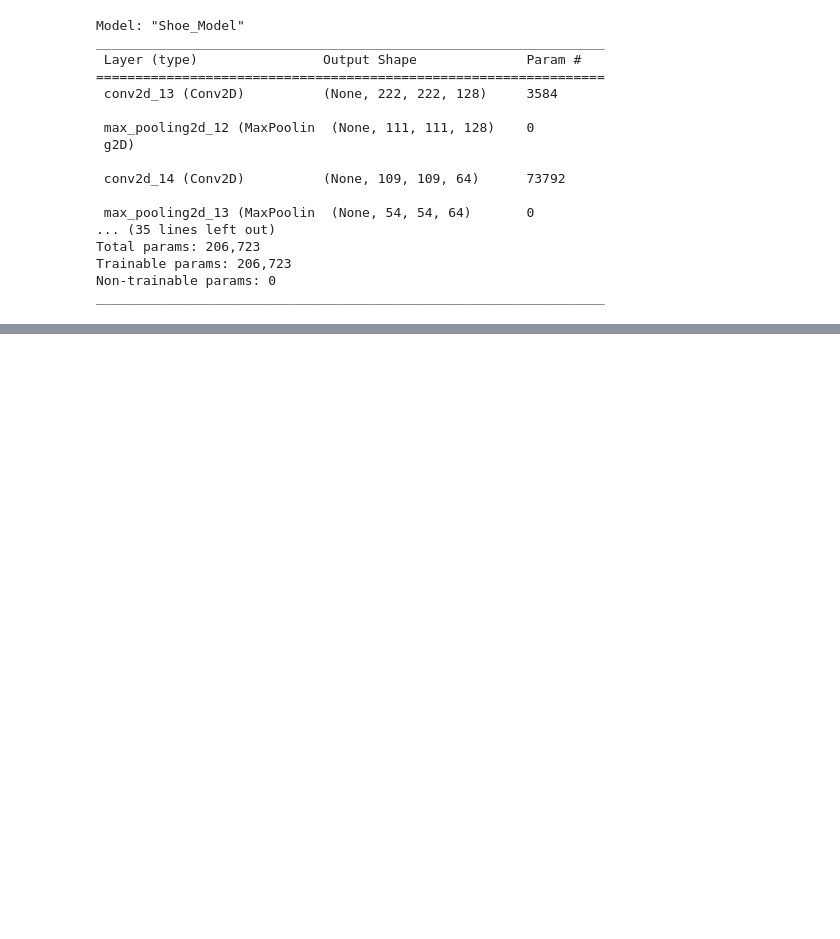
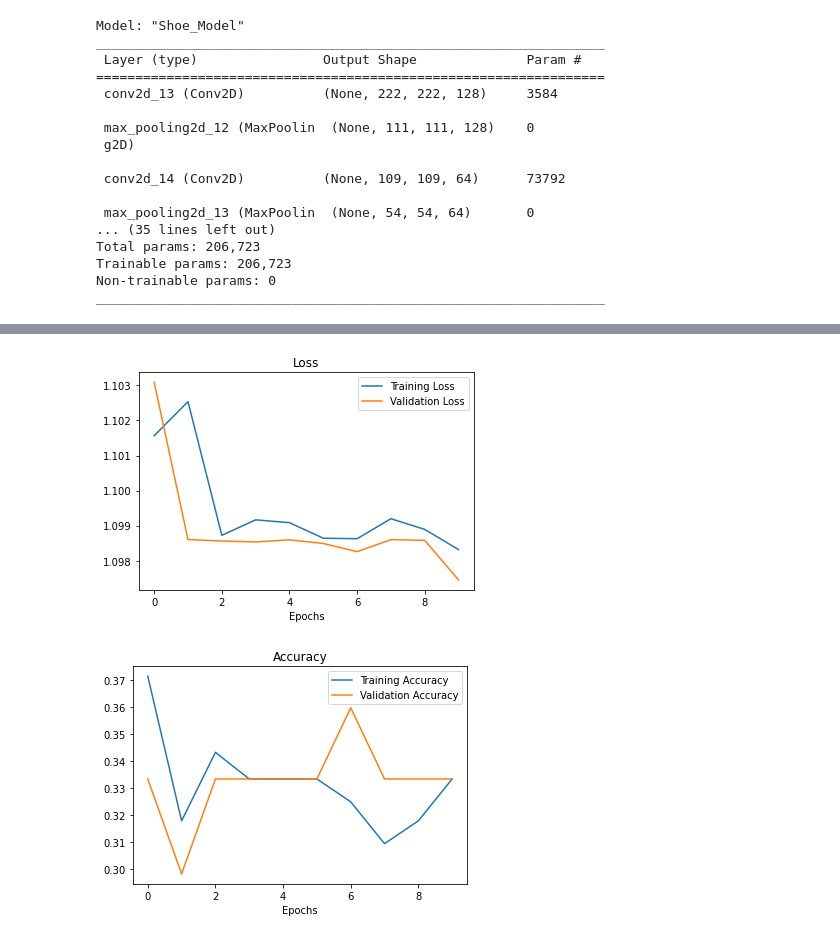
Before and after one commit to ahmad1jalal/Shoe-Claasification, a Jupyter notebook: Shoe_Classification.ipynb, the cells around one changed output, grey strips where cells are left out. Cells and saved outputs as stored; diff of their text form; code cells hidden in the pictures; blank space fills up the shorter version.

```diff
--- a/Shoe_Classification.ipynb
+++ b/Shoe_Classification.ipynb
@@ -200,0 +234,20 @@ def plot_loss_curves(history):
+# %%
+# let's improve the data-augmentation for better performance....
+train_datagen = ImageDataGenerator(rescale=1./255,
+                                  rotation_range=0.2,
+                                  zoom_range=0.2,
+                                  shear_range=0.2,
+                                  width_shift_range=0.2,
+                                  height_shift_range=0.2,
+                                  horizontal_flip=True)
+
+train_data = train_datagen.flow_from_directory(train_dir,
+                                              target_size=(224,224),
+                                              batch_size=32,
+                                              class_mode="categorical",
+                                              )
+test_data = train_datagen.flow_from_directory(test_dir,
+                                              target_size=(224,224),
+                                              batch_size=32,
+                                              class_mode="categorical",
+                                              )
@@ -200,0 +343,6 @@ def plot_loss_curves(history):
+# %%
+# plot the model performance
+plot_loss_curves(history_1)
+# %% [output]
+[figure, added]
+[figure, added]
```
Also changed, not shown: parts of 11 cells of this notebook.
